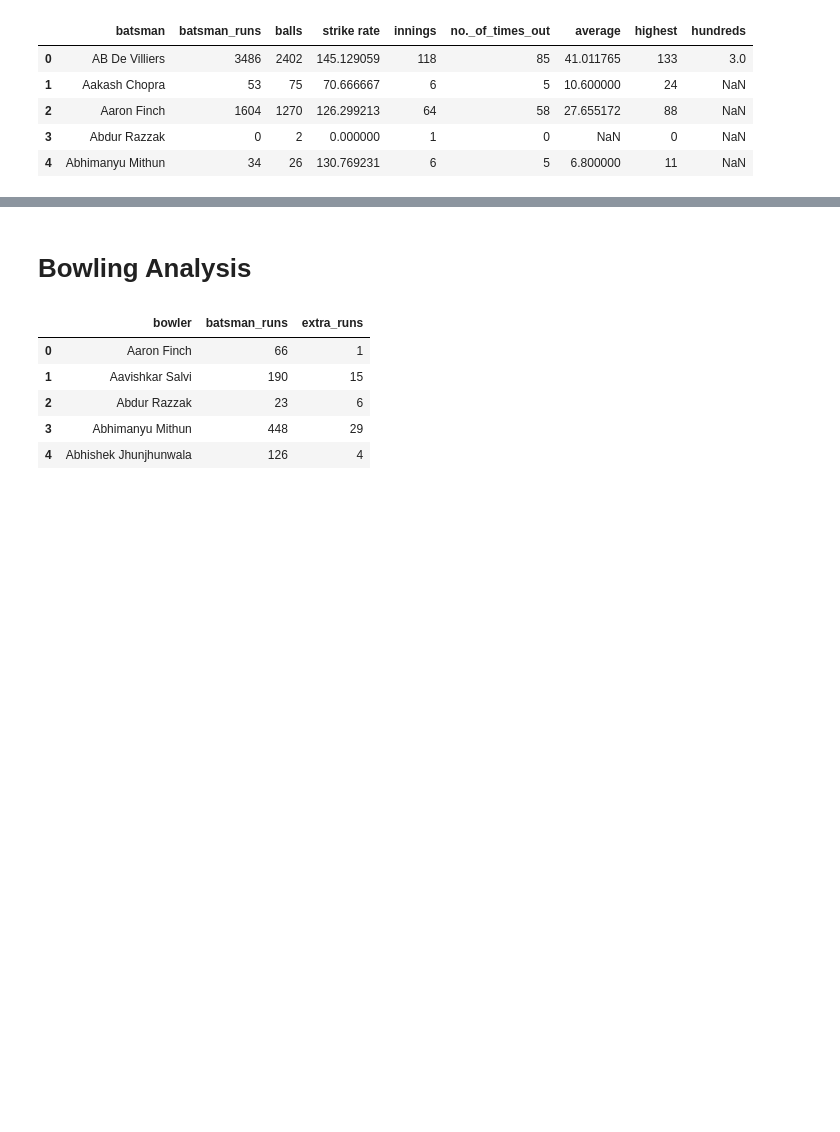
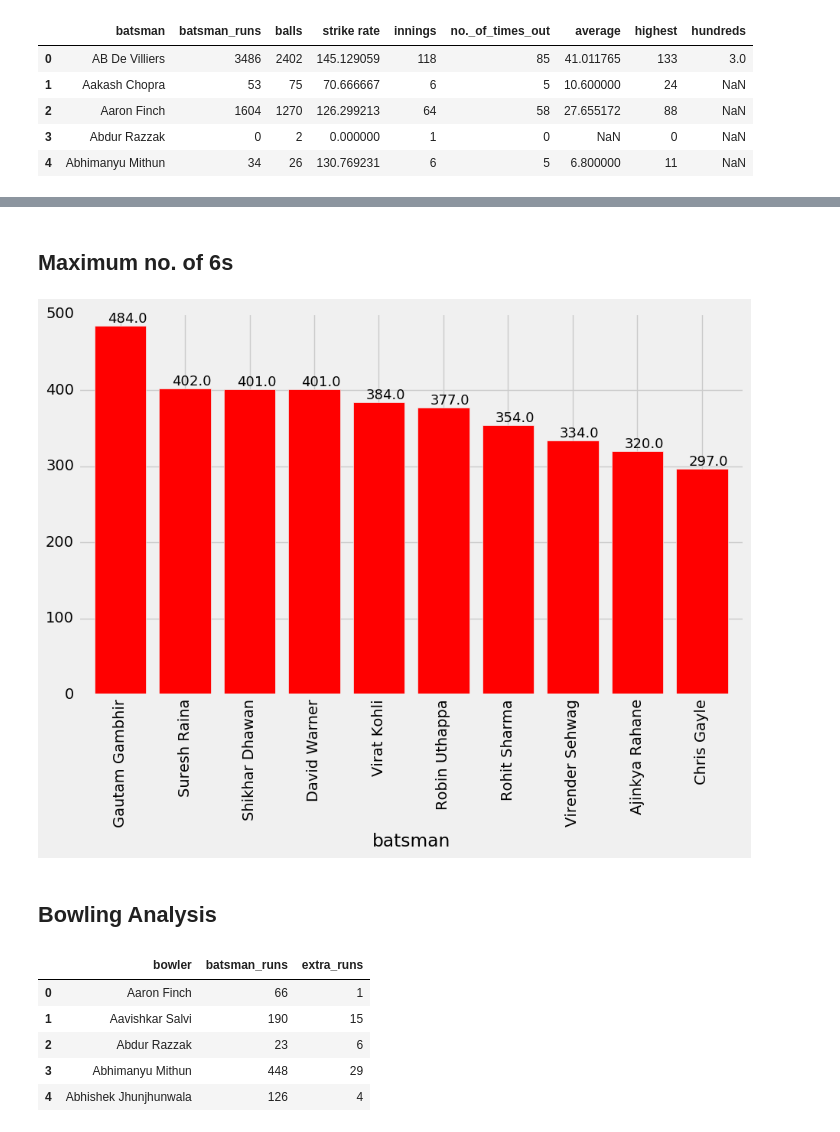
Before and after one commit to abhinav31796/IPL-data-analysis, a Jupyter notebook: IPL_Data_Analysis.ipynb, the cells around one changed output, grey strips where cells are left out. Drawn from its saved outputs; the diff is of its cells as text; code cells hidden in the pictures; blank space fills up the shorter version.

```diff
--- a/IPL_Data_Analysis.ipynb
+++ b/IPL_Data_Analysis.ipynb
@@ -448,4 +509,10 @@ batsman___1
 batsman___1=batsman___1.rename(columns={'batsman_x':'batsman','batsman_y':'fifties'})
 batsman11=batsman___1.drop('index',axis=1)
 batsman34=pd.merge(batsman,batsman11[['fifties','batsman']],on='batsman')
+# %%
+#sixes and fours
+sixes=dataset1.groupby('batsman')['batsman_runs'].agg(lambda x: (x==4).sum()).reset_index()
+fours=dataset1.groupby(['batsman'])['batsman_runs'].agg(lambda x: (x==6).sum()).reset_index()
+batsman34['6s'] = sixes['batsman_runs']
+batsman34['4s'] = fours['batsman_runs']
 # %% [markdown]
@@ -476,5 +554,16 @@ batsman
+# %% [markdown]
+## Maximum no. of 6s
+# %%
+plt.subplots(figsize=(10,6))
+max_runs=batsman.groupby(['batsman'])['6s'].sum()
+ax=max_runs.sort_values(ascending=False)[:10].plot.bar(width=0.8,color='r')
+for p in ax.patches:
+    ax.annotate(format(p.get_height()), (p.get_x()+0.2, p.get_height()+4),fontsize=13)
+plt.show()
+# %% [output]
+[figure, added]
 # %% [markdown]
-# Bowling Analysis
+## Bowling Analysis
 # %%
 #runs and extra runs given by a bowler
 bowler=dataset1.groupby(['bowler'])['batsman_runs'].sum().reset_index()
```
Also changed, not shown: parts of 14 cells of this notebook.
